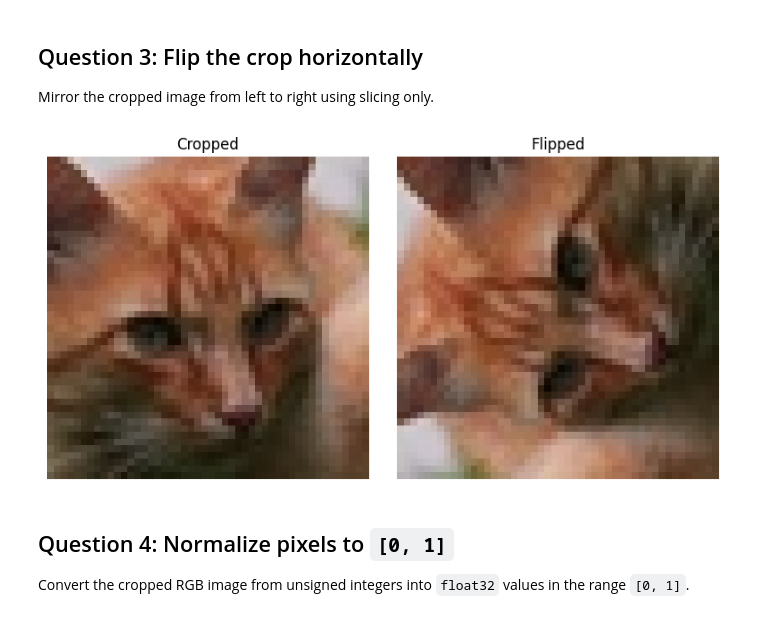
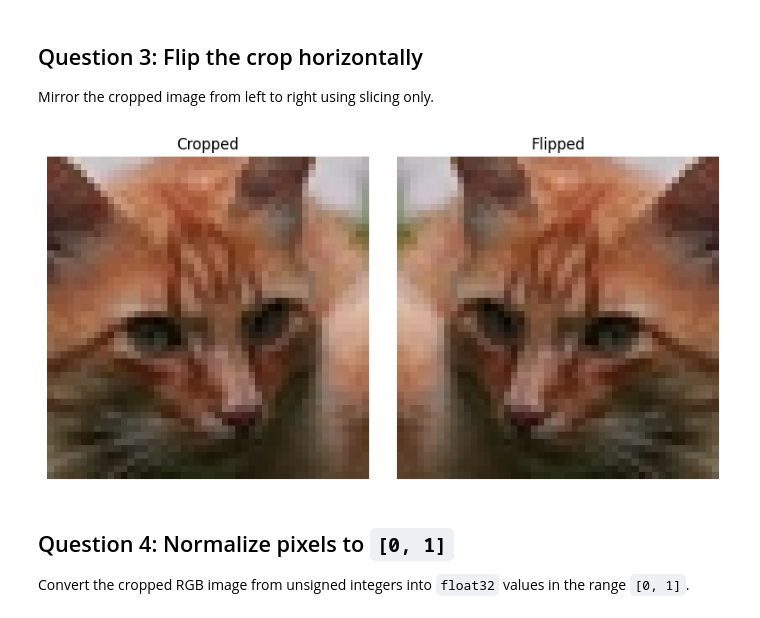
Before and after one commit to vgu-dsai-2026/lab-1-numpy-PhanChiKien, a Jupyter notebook: notebook.ipynb, the cells around one changed output. Saved outputs shown, nothing was run; the diff lists cells and outputs as text; code cells hidden in the pictures.

```diff
--- a/notebook.ipynb
+++ b/notebook.ipynb
@@ -206,22 +206,22 @@ Mirror the cropped image from left to right using slicing only.
 # %%
 def flip_horizontal(image: np.ndarray) -> np.ndarray:
     # TODO: return a left-right flipped copy using slicing.
-    hori = image.T
+    hori = image[:, ::-1, :]
     return hori
 
 
 
 
 flipped_image = flip_horizontal(cropped_image)
 show_image_gallery(
     [cropped_image, flipped_image],
     titles=["Cropped", "Flipped"],
     ncols=2,
     figsize=(8, 4),
 )
 plt.show()
 # %% [output]
-[figure, old version]
+[figure, new version]
 # %% [markdown]
 ## Question 4: Normalize pixels to `[0, 1]`
 
```
